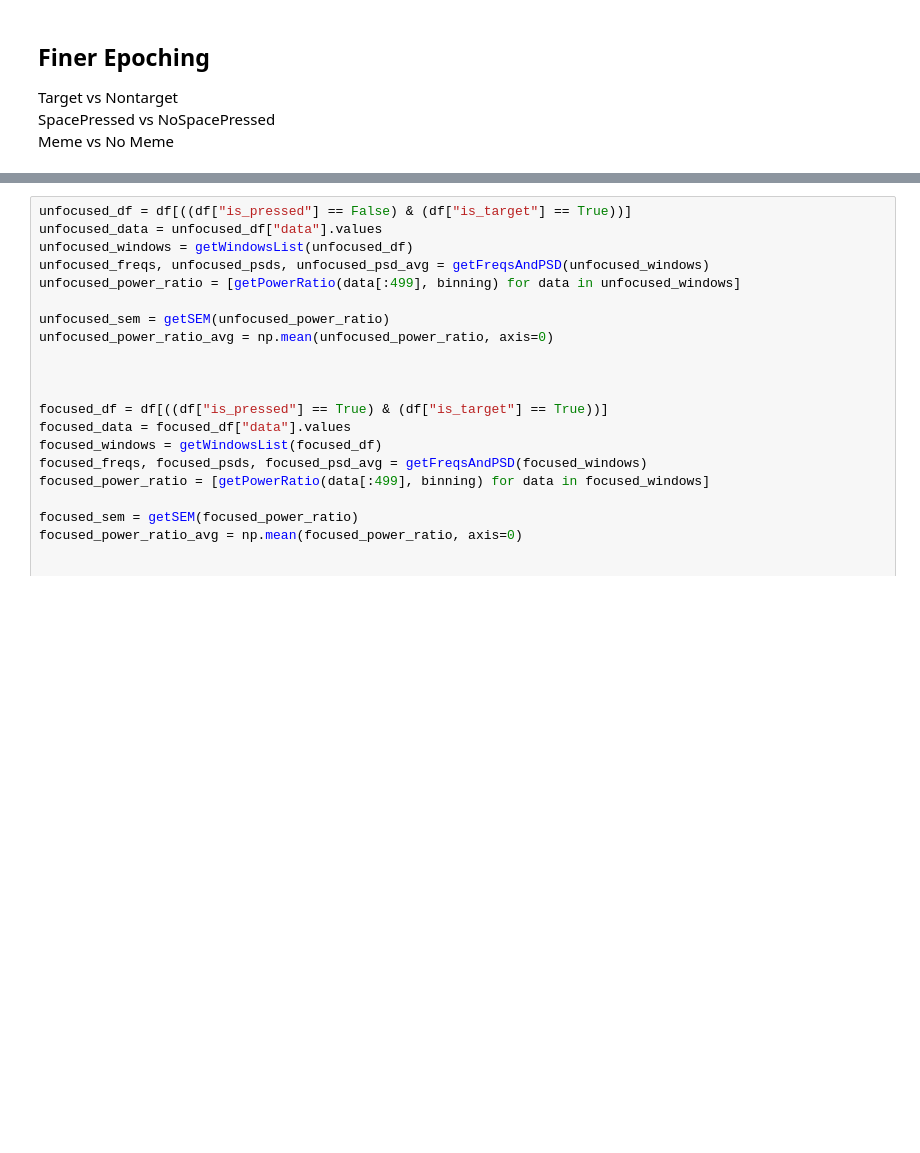
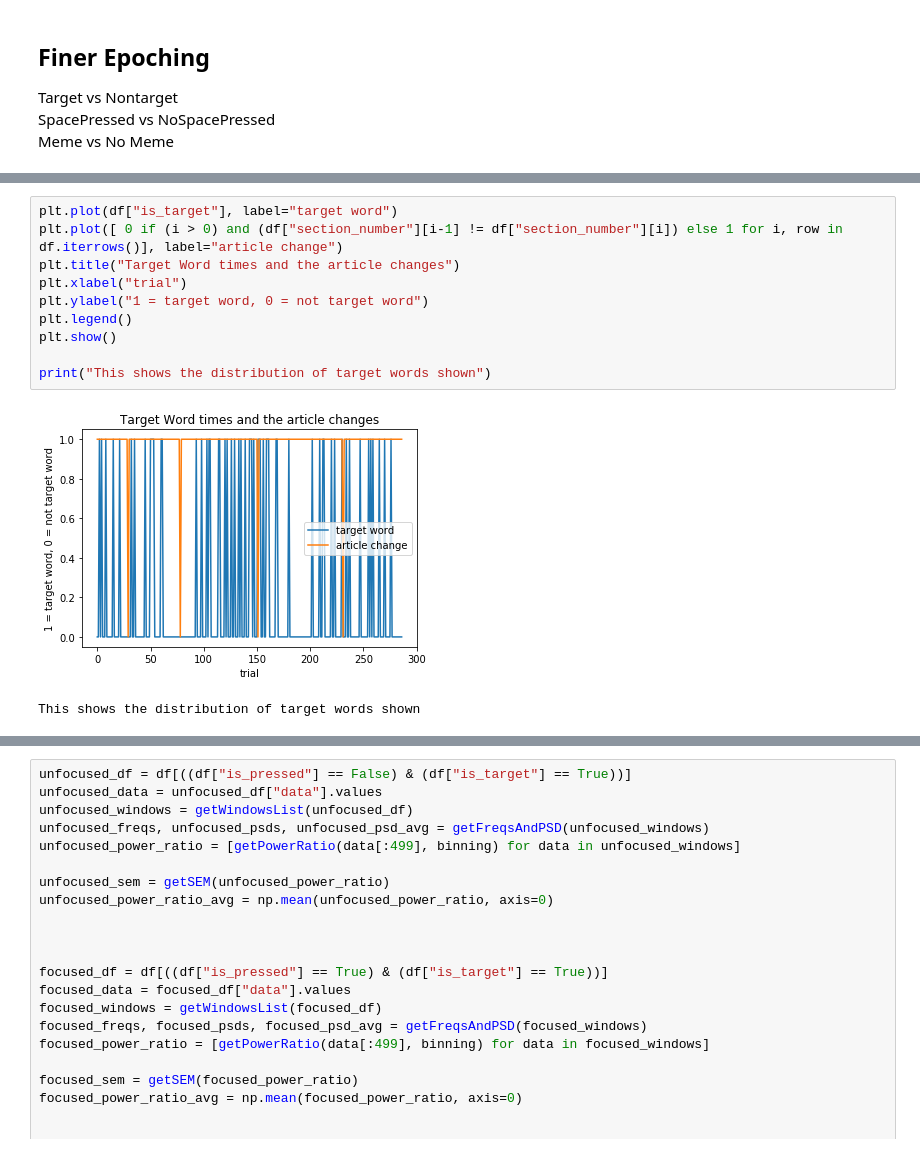
Before and after one commit to D1o0g9s/MyND, a Jupyter notebook: Data Analysis/03_Data Analysis Part 2.ipynb, the cells around one changed output, grey strips where cells are left out. Drawn from its saved outputs; the diff is of its cells as text; blank space fills up the shorter version.

Commit message:
added more articles, refactored notebooks

```diff
--- a/Data Analysis/03_Data Analysis Part 2.ipynb
+++ b/Data Analysis/03_Data Analysis Part 2.ipynb
@@ -355,0 +426,13 @@ mispress_df
+# %%
+plt.plot(df["is_target"], label="target word")
+plt.plot([ 0 if (i > 0) and (df["section_number"][i-1] != df["section_number"][i]) else 1 for i, row in df.iterrows()], label="article change")
+plt.title("Target Word times and the article changes")
+plt.xlabel("trial")
+plt.ylabel("1 = target word, 0 = not target word")
+plt.legend()
+plt.show()
+
+print("This shows the distribution of target words shown")
+# %% [output]
+[figure, added]
+This shows the distribution of target words shown
```
Also changed, not shown: parts of 84 cells of this notebook, 49 other files.
